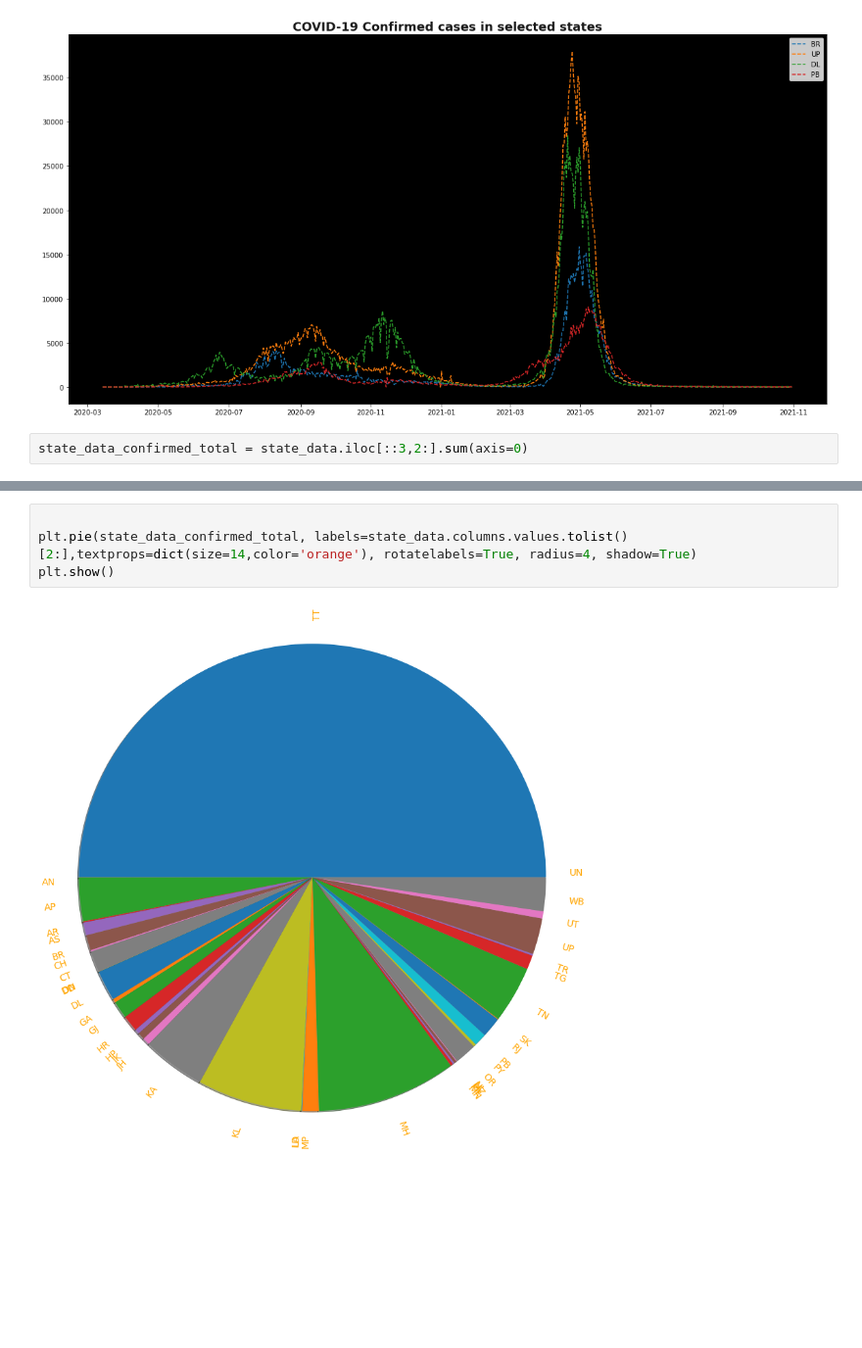
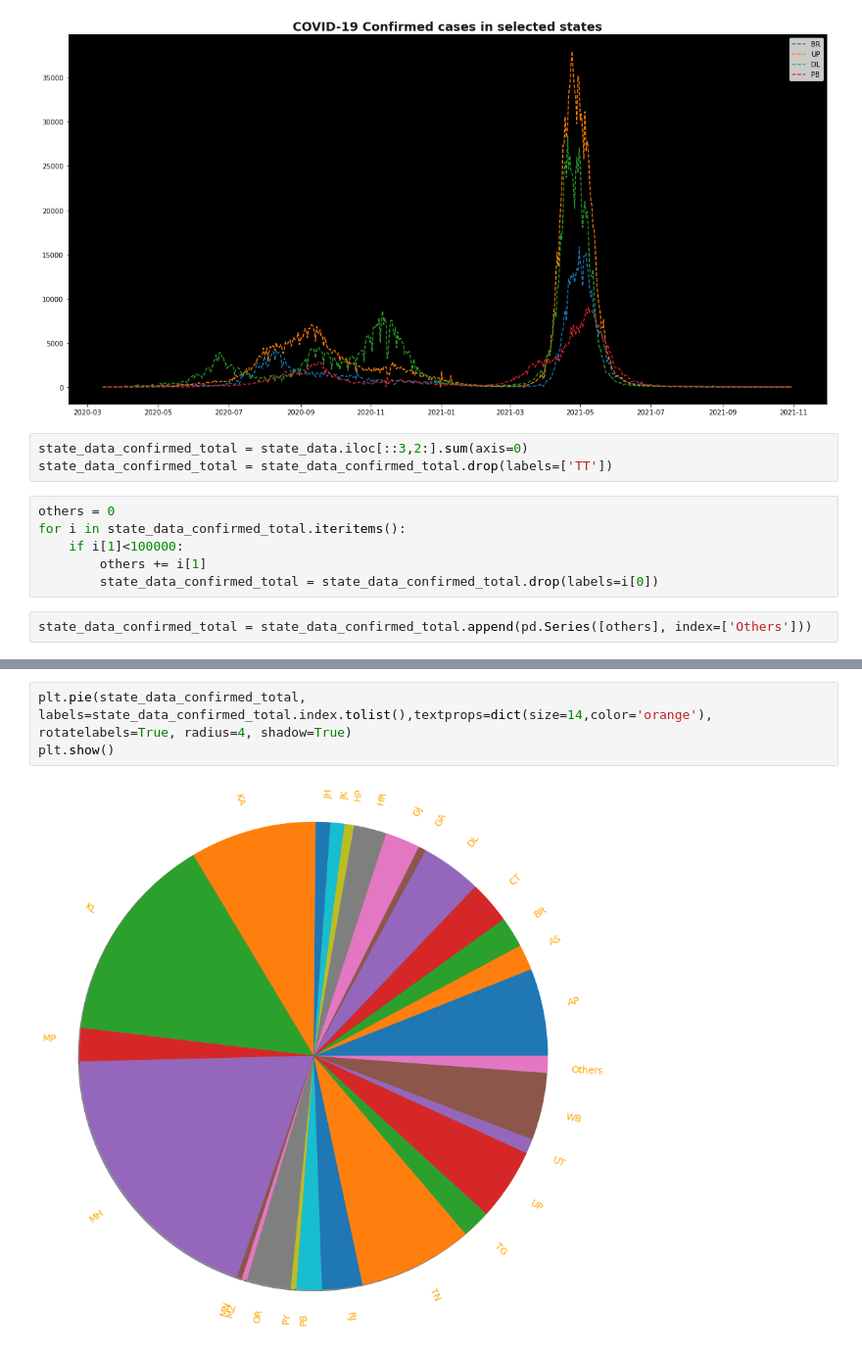
Before and after one commit to raunak51299/covid19_data_visualization, a Jupyter notebook: main.ipynb, the cells around one changed output, grey strips where cells are left out. Shown at 98% size. Drawn from its saved outputs; the diff is of its cells as text; blank space fills up the shorter version.

```diff
--- a/main.ipynb
+++ b/main.ipynb
@@ -226,4 +226,13 @@ plt.show()
 [figure]
 # %%
 state_data_confirmed_total = state_data.iloc[::3,2:].sum(axis=0)
+state_data_confirmed_total = state_data_confirmed_total.drop(labels=['TT'])
+# %%
+others = 0
+for i in state_data_confirmed_total.iteritems():
+    if i[1]<100000:
+        others += i[1]
+        state_data_confirmed_total = state_data_confirmed_total.drop(labels=i[0])
+# %%
+state_data_confirmed_total = state_data_confirmed_total.append(pd.Series([others], index=['Others']))
 # %%
@@ -237,7 +257,6 @@ AS      610543
 dtype: int64
 # %%
-
-plt.pie(state_data_confirmed_total, labels=state_data.columns.values.tolist()[2:],textprops=dict(size=14,color='orange'), rotatelabels=True, radius=4, shadow=True)
+plt.pie(state_data_confirmed_total, labels=state_data_confirmed_total.index.tolist(),textprops=dict(size=14,color='orange'), rotatelabels=True, radius=4, shadow=True)
 plt.show()
 # %% [output]
-[figure, old version]
+[figure, new version]
```
Also changed, not shown: parts of 1 cell of this notebook.
